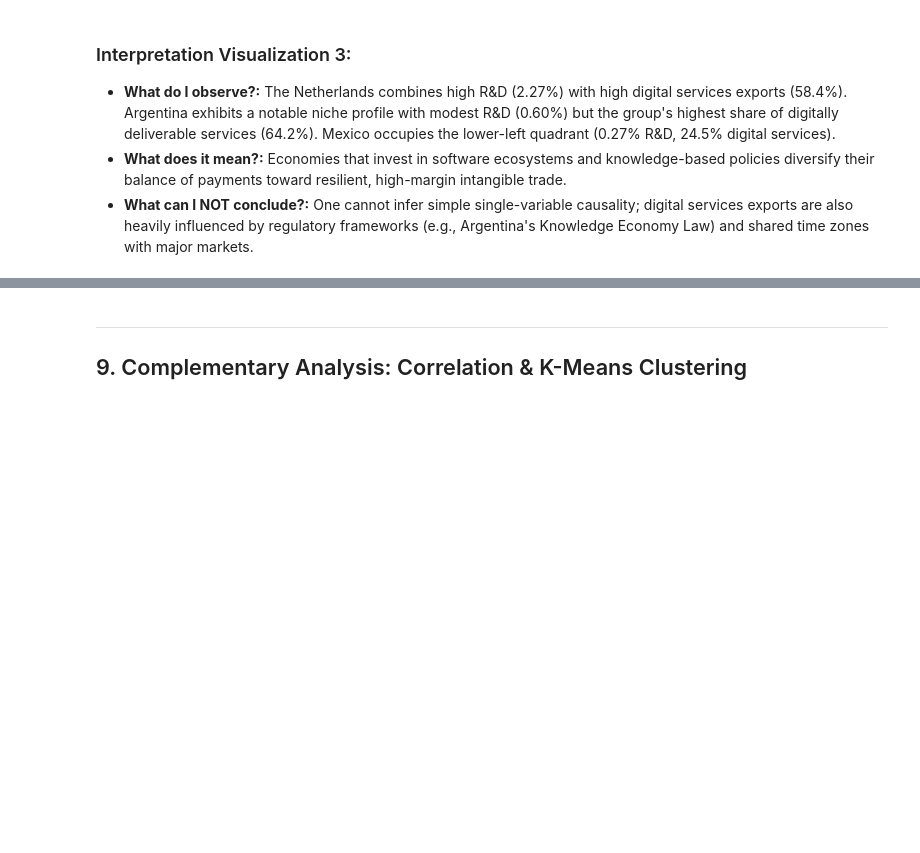
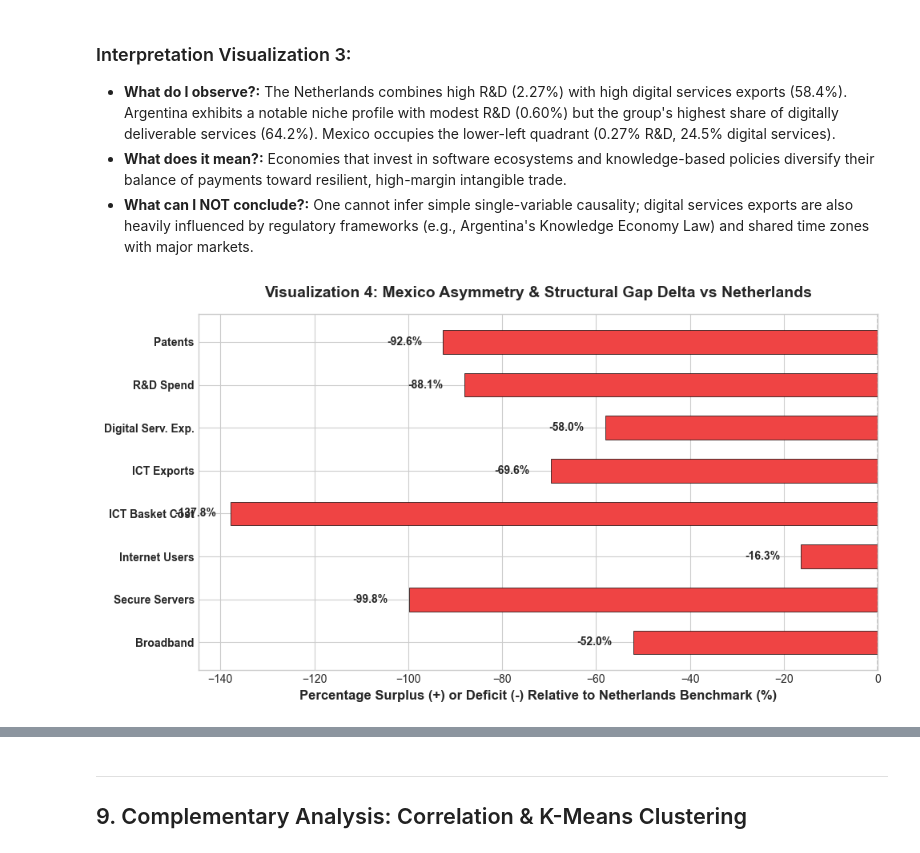
Before and after one commit to RusselKu/DigitalEconomyUpy, a Jupyter notebook: notebooks/Digital_Economy_Analysis.ipynb, the cells around one changed output, grey strips where cells are left out. Cells and saved outputs as stored; diff of their text form; code cells hidden in the pictures; blank space fills up the shorter version.

```diff
--- a/notebooks/Digital_Economy_Analysis.ipynb
+++ b/notebooks/Digital_Economy_Analysis.ipynb
@@ -269,3 +269,40 @@ plt.show()
 * **What do I observe?:** The Netherlands combines high R&D (2.27%) with high digital services exports (58.4%). Argentina exhibits a notable niche profile with modest R&D (0.60%) but the group's highest share of digitally deliverable services (64.2%). Mexico occupies the lower-left quadrant (0.27% R&D, 24.5% digital services).
 * **What does it mean?:** Economies that invest in software ecosystems and knowledge-based policies diversify their balance of payments toward resilient, high-margin intangible trade.
 * **What can I NOT conclude?:** One cannot infer simple single-variable causality; digital services exports are also heavily influenced by regulatory frameworks (e.g., Argentina's Knowledge Economy Law) and shared time zones with major markets.
+# %%
+# Visualization 4: Mexico Structural Gap Delta vs Netherlands Leader (%)
+mex_row = df_clean[df_clean['country_iso3'] == 'MEX'].iloc[0]
+nld_row = df_clean[df_clean['country_iso3'] == 'NLD'].iloc[0]
+
+ind_short = ['Broadband', 'Secure Servers', 'Internet Users', 'ICT Basket Cost', 'ICT Exports', 'Digital Serv. Exp.', 'R&D Spend', 'Patents']
+raw_keys = ['IT_NET_BBND', 'IT_NET_SECR', 'IT_NET_USER', 'ITU_PRICE_BASKET', 'ICT_SERV_EXP', 'DIGIT_DELIV_EXP', 'RD_EXP_GDP', 'PATENT_RES_PM']
+
+deltas = []
+for k in raw_keys:
+    mex_v = mex_row[k]
+    nld_v = nld_row[k]
+    if k == 'ITU_PRICE_BASKET':
+        d = ((nld_v - mex_v) / nld_v) * 100 # Inverted cost
+    else:
+        d = ((mex_v - nld_v) / nld_v) * 100
+    deltas.append(d)
+
+fig, ax = plt.subplots(figsize=(10, 5.5))
+bar_colors = ['#10B981' if d >= 0 else '#EF4444' for d in deltas]
+y_pos = np.arange(len(ind_short))
+
+ax.barh(y_pos, deltas, color=bar_colors, edgecolor='black', linewidth=0.5, height=0.55)
+ax.set_yticks(y_pos)
+ax.set_yticklabels(ind_short, fontweight='bold')
+ax.axvline(0, color='black', linewidth=1, linestyle='--')
+ax.set_xlabel('Percentage Surplus (+) or Deficit (-) Relative to Netherlands Benchmark (%)', fontweight='bold')
+ax.set_title('Visualization 4: Mexico Asymmetry & Structural Gap Delta vs Netherlands', fontweight='bold', pad=15)
+
+for i, v in enumerate(deltas):
+    offset = 2 if v >= 0 else -12
+    ax.text(v + offset, i, f'{v:.1f}%', va='center', fontsize=10, fontweight='bold')
+
+plt.tight_layout()
+plt.show()
+# %% [output]
+[figure, added]
```
Also changed, not shown: parts of 5 cells of this notebook, 3 other files.
